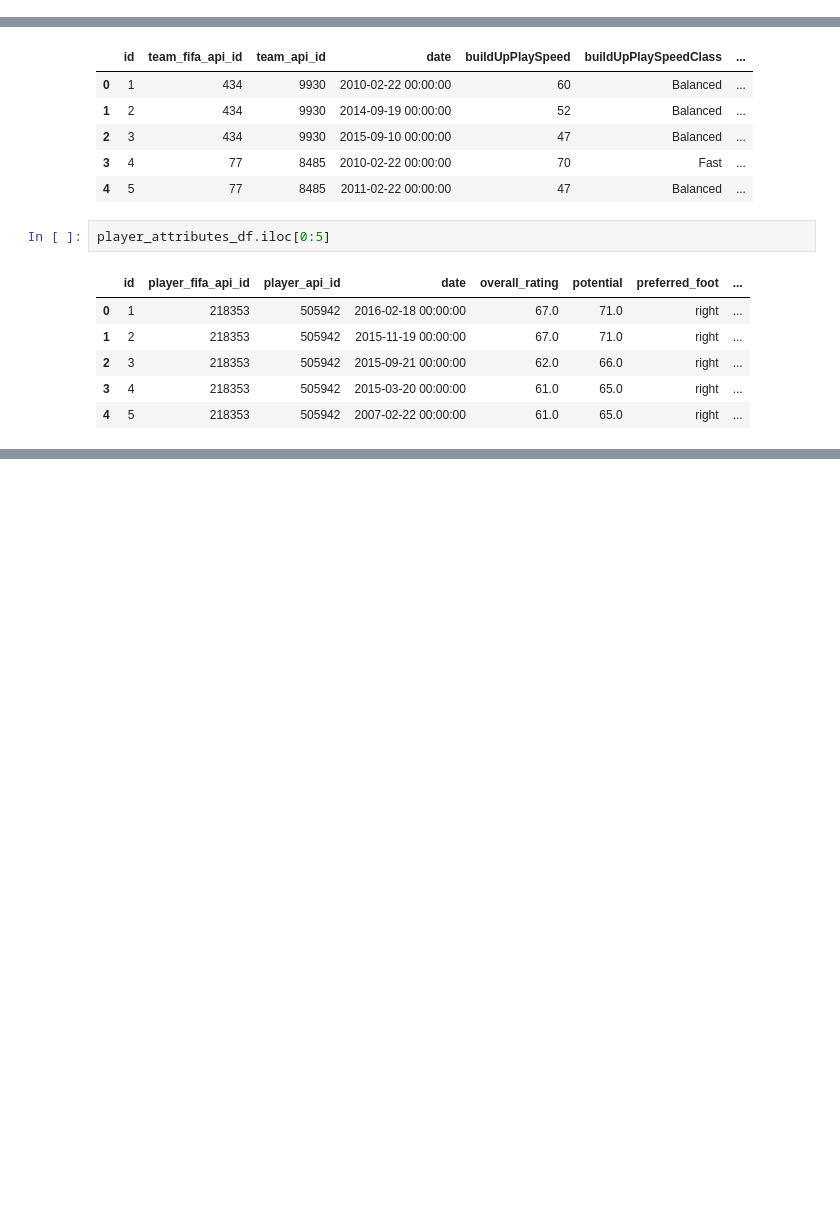
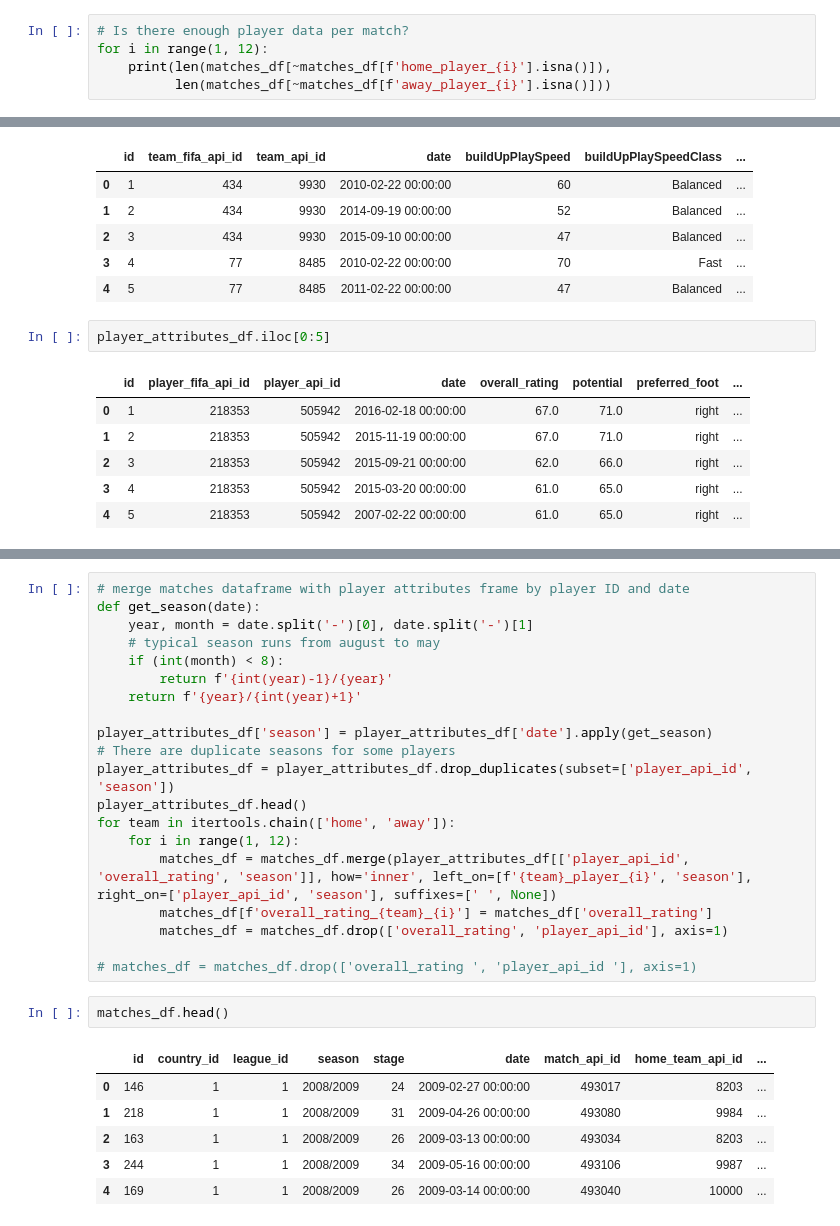
Before and after one commit to Ferox98/World-cup-predictions, a Jupyter notebook: analysis.ipynb, the cells around one changed output, grey strips where cells are left out. Drawn from its saved outputs; the diff is of its cells as text; blank space fills up the shorter version.

Commit message:
data preprocessing step 1

```diff
--- a/analysis.ipynb
+++ b/analysis.ipynb
@@ -43,0 +56,5 @@ print(len(matches_df))
+# %%
+# Is there enough player data per match?
+for i in range(1, 12):
+    print(len(matches_df[~matches_df[f'home_player_{i}'].isna()]),
+          len(matches_df[~matches_df[f'away_player_{i}'].isna()]))
@@ -120,0 +188,29 @@ player_attributes_df.iloc[0:5]
+# %%
+# merge matches dataframe with player attributes frame by player ID and date
+def get_season(date):
+    year, month = date.split('-')[0], date.split('-')[1]
+    # typical season runs from august to may
+    if (int(month) < 8):
+        return f'{int(year)-1}/{year}'
+    return f'{year}/{int(year)+1}'
+
+player_attributes_df['season'] = player_attributes_df['date'].apply(get_season)
+# There are duplicate seasons for some players
+player_attributes_df = player_attributes_df.drop_duplicates(subset=['player_api_id', 'season'])
+player_attributes_df.head()
+for team in itertools.chain(['home', 'away']):
+    for i in range(1, 12):
+        matches_df = matches_df.merge(player_attributes_df[['player_api_id', 'overall_rating', 'season']], how='inner', left_on=[f'{team}_player_{i}', 'season'], right_on=['player_api_id', 'season'], suffixes=[' ', None])
+        matches_df[f'overall_rating_{team}_{i}'] = matches_df['overall_rating']
+        matches_df = matches_df.drop(['overall_rating', 'player_api_id'], axis=1)
+
+# matches_df = matches_df.drop(['overall_rating ', 'player_api_id '], axis=1)
+# %%
+matches_df.head()
+# %% [output]
+|  | id | country_id | league_id | season | stage | date | match_api_id | home_team_api_id | ... |
+| 0 | 146 | 1 | 1 | 2008/2009 | 24 | 2009-02-27 00:00:00 | 493017 | 8203 | ... |
+| 1 | 218 | 1 | 1 | 2008/2009 | 31 | 2009-04-26 00:00:00 | 493080 | 9984 | ... |
+| 2 | 163 | 1 | 1 | 2008/2009 | 26 | 2009-03-13 00:00:00 | 493034 | 8203 | ... |
+| 3 | 244 | 1 | 1 | 2008/2009 | 34 | 2009-05-16 00:00:00 | 493106 | 9987 | ... |
+| 4 | 169 | 1 | 1 | 2008/2009 | 26 | 2009-03-14 00:00:00 | 493040 | 10000 | ... |
```
Also changed, not shown: parts of 7 cells of this notebook, 1 other file.
